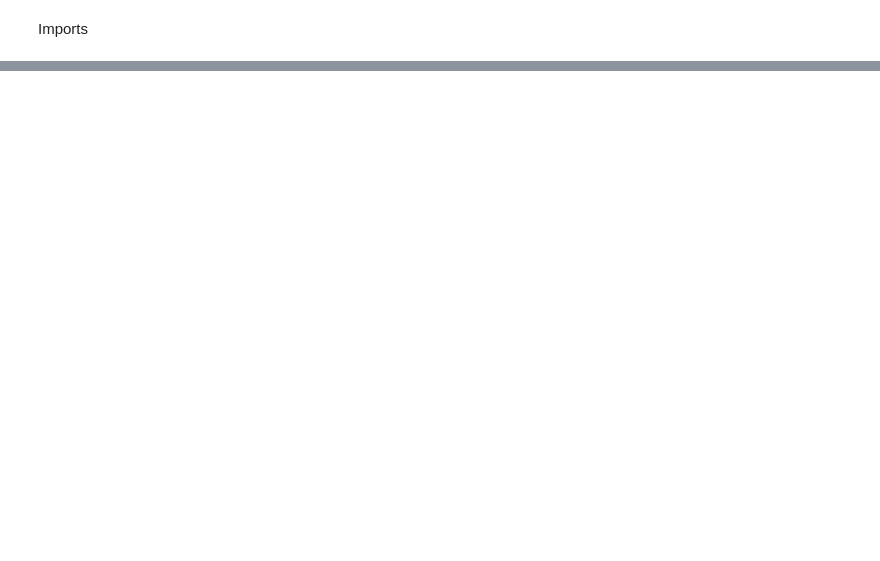
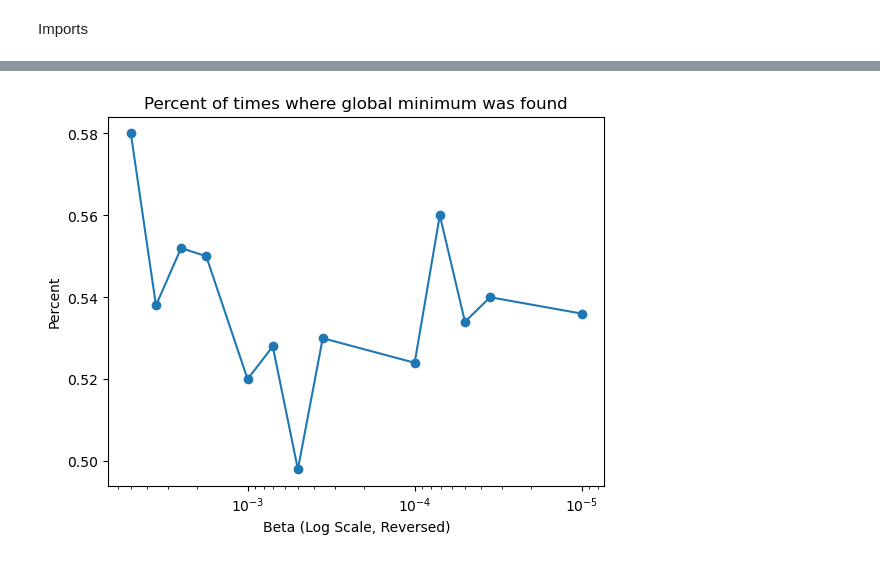
Before and after one commit to jromanki/wsi, a Jupyter notebook: lab1/src/testing.ipynb, the cells around one changed output, grey strips where cells are left out. Cells and saved outputs as stored; diff of their text form; code cells hidden in the pictures; blank space fills up the shorter version.

```diff
--- a/lab1/src/testing.ipynb
+++ b/lab1/src/testing.ipynb
@@ -100,3 +107,13 @@ plt.show()
+# %%
+plt.semilogx(filtered_betas, corrects, marker='o')
+
+plt.gca().invert_xaxis()
+plt.xlabel("Beta (Log Scale, Reversed)")
+plt.ylabel("Percent")
+plt.title("Percent of times where global minimum was found")
+plt.show()
+# %% [output]
+[figure, added]
 # %%
 plt.semilogx(filtered_betas, std_devs, marker='o')
 # plt.semilogx(BETAS, std, marker='o')
```
Also changed, not shown: parts of 16 cells of this notebook, 7 other files.
